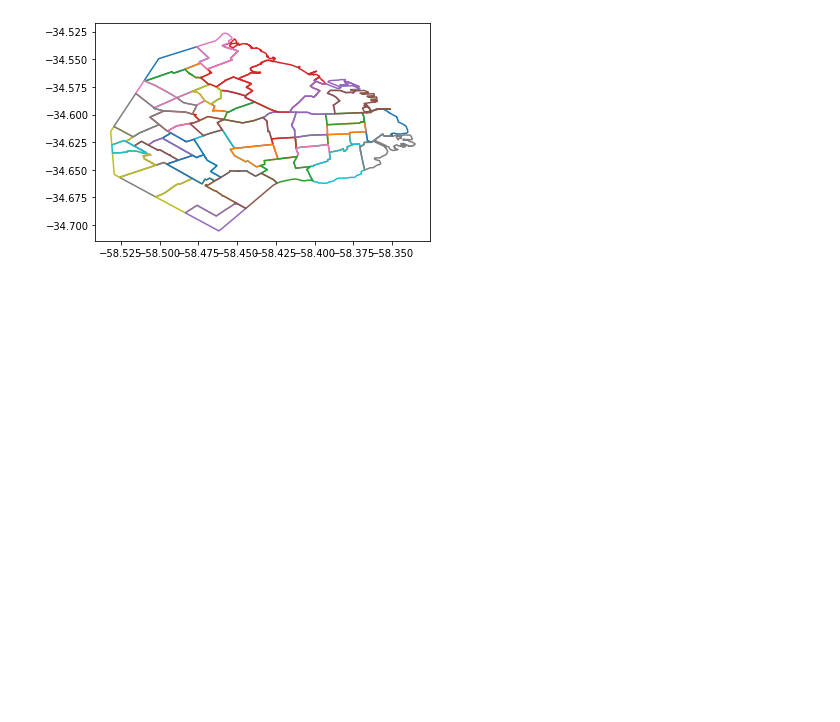
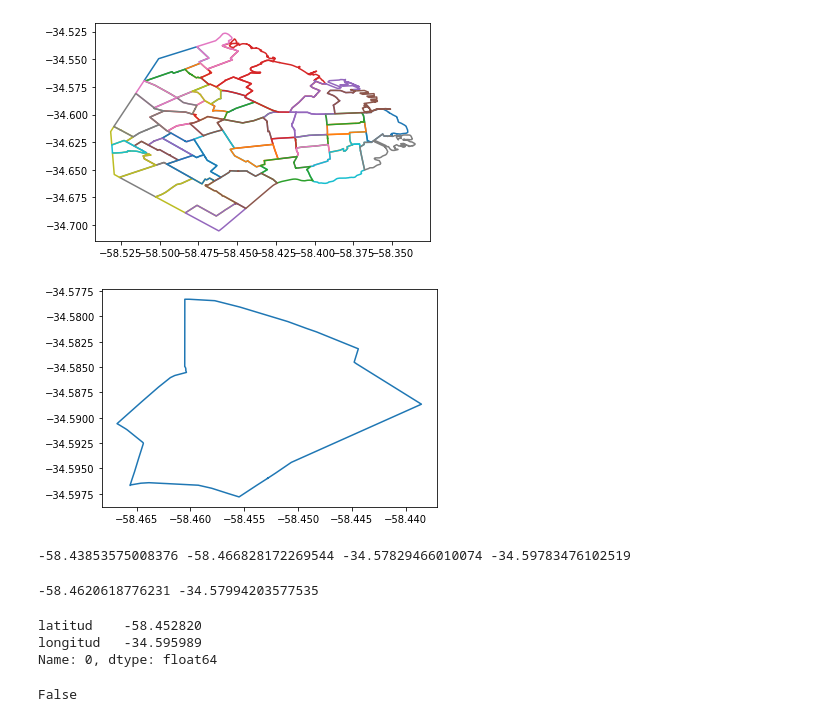
Before and after one commit to delpinor/tp-simulacion, a Jupyter notebook: TP1/ej_01.ipynb, the cells around one changed output. Drawn from its saved outputs; the diff is of its cells as text; code cells hidden in the pictures; blank space fills up the shorter version.

```diff
--- a/TP1/ej_01.ipynb
+++ b/TP1/ej_01.ipynb
@@ -915,3 +904,34 @@ for barrio in df_barrios['barrio'].unique():
 plt.show()
 # %% [output]
 [figure]
+# %%
+df_barrio = df_barrios[df_barrios['barrio'] == 'CHACARITA']
+plt.plot(df_barrio['latitud'],df_barrio['longitud'])
+plt.show()
+# %% [output]
+[figure, added]
+# %%
+max_latitud = df_barrio['latitud'].max()
+min_latitud = df_barrio['latitud'].min()
+max_longitud = df_barrio['longitud'].max()
+min_longitud = df_barrio['longitud'].min()
+print(max_latitud, min_latitud, max_longitud, min_longitud)
+# %% [output]
+-58.43853575008376 -58.466828172269544 -34.57829466010074 -34.59783476102519
+# %%
+x = generador.muestra_entre(min_latitud, max_latitud, 1)[0]
+y = generador.muestra_entre(min_longitud, max_longitud, 1)[0]
+print(x,y)
+# %% [output]
+-58.4620618776231 -34.57994203577535
+# %%
+df_barrio.loc[:,['latitud', 'longitud']].iloc[0]
+# %% [output]
+latitud    -58.452820
+longitud   -34.595989
+Name: 0, dtype: float64
+# %%
+l = df_barrio.loc[:,['latitud', 'longitud']]['latitud']
+all(l[i] <= l[i+1] for i in range(len(l) - 1))
+# %% [output]
+False
```
Also changed, not shown: parts of 8 cells of this notebook.
